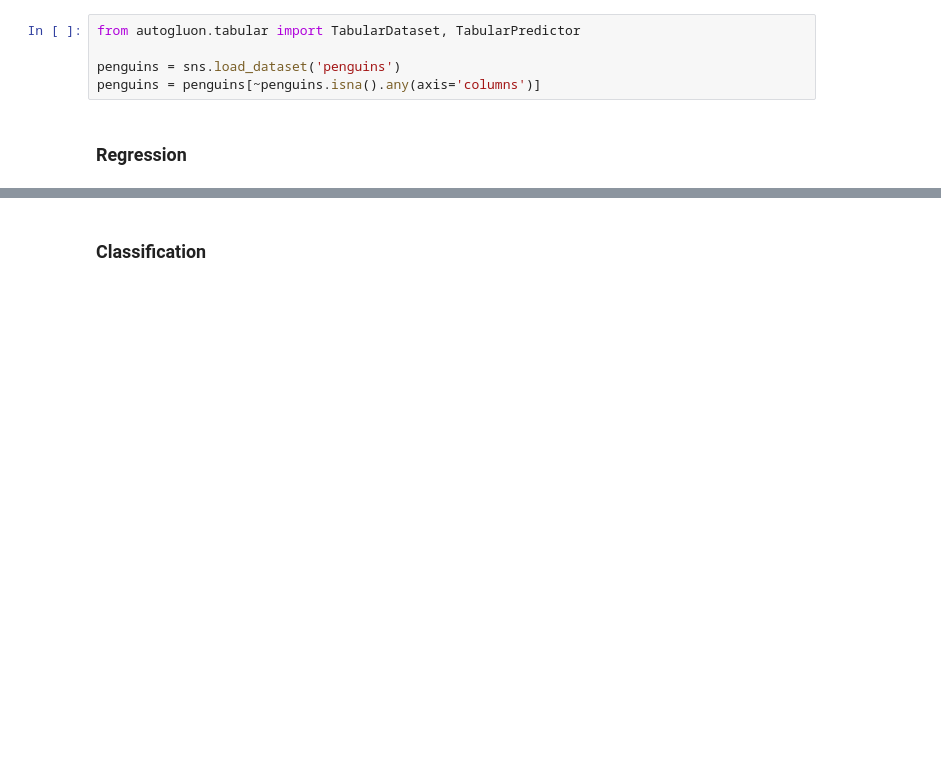
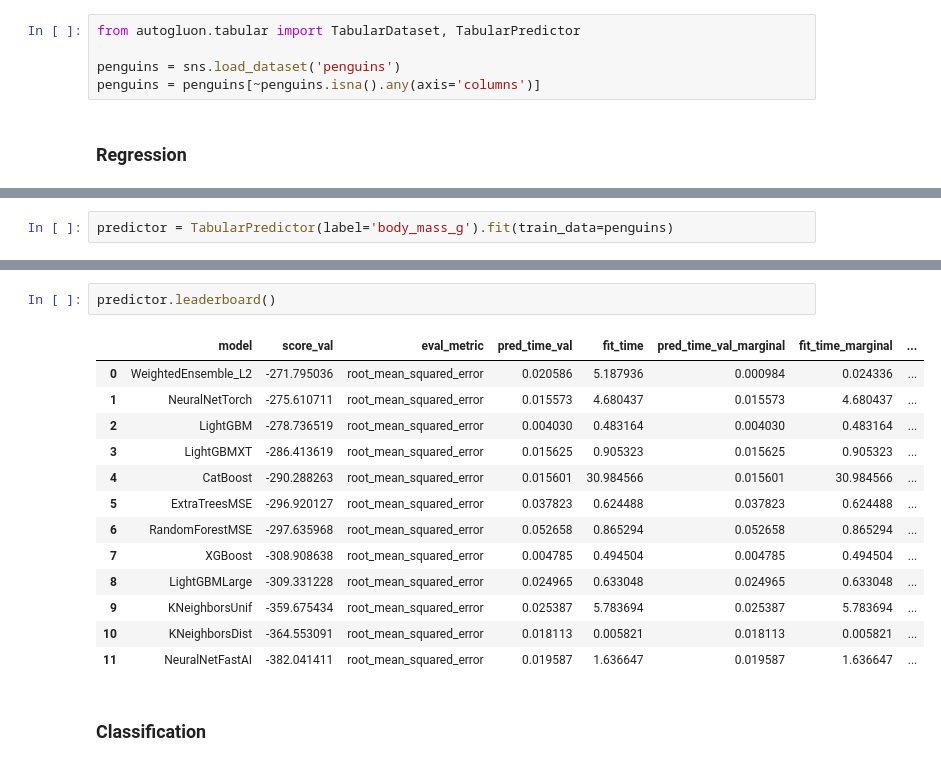
Before and after one commit to mosesyhc/de200-sp2024, a Jupyter notebook: _sources/lectures/10-data-modeling-details.ipynb, the cells around one changed output, grey strips where cells are left out. Saved outputs shown, nothing was run; the diff lists cells and outputs as text; blank space fills up the shorter version.

```diff
--- a/_sources/lectures/10-data-modeling-details.ipynb
+++ b/_sources/lectures/10-data-modeling-details.ipynb
@@ -306,0 +342,2 @@ penguins = penguins[~penguins.isna().any(axis='columns')]
+# %%
+predictor = TabularPredictor(label='body_mass_g').fit(train_data=penguins)
@@ -307,2 +382,18 @@ penguins = penguins[~penguins.isna().any(axis='columns')]
+# %%
+predictor.leaderboard()
+# %% [output]
+|  | model | score_val | eval_metric | pred_time_val | fit_time | pred_time_val_marginal | fit_time_marginal | ... |
+| 0 | WeightedEnsemble_L2 | -271.795036 | root_mean_squared_error | 0.020586 | 5.187936 | 0.000984 | 0.024336 | ... |
+| 1 | NeuralNetTorch | -275.610711 | root_mean_squared_error | 0.015573 | 4.680437 | 0.015573 | 4.680437 | ... |
+| 2 | LightGBM | -278.736519 | root_mean_squared_error | 0.004030 | 0.483164 | 0.004030 | 0.483164 | ... |
+| 3 | LightGBMXT | -286.413619 | root_mean_squared_error | 0.015625 | 0.905323 | 0.015625 | 0.905323 | ... |
+| 4 | CatBoost | -290.288263 | root_mean_squared_error | 0.015601 | 30.984566 | 0.015601 | 30.984566 | ... |
+| 5 | ExtraTreesMSE | -296.920127 | root_mean_squared_error | 0.037823 | 0.624488 | 0.037823 | 0.624488 | ... |
+| 6 | RandomForestMSE | -297.635968 | root_mean_squared_error | 0.052658 | 0.865294 | 0.052658 | 0.865294 | ... |
+| 7 | XGBoost | -308.908638 | root_mean_squared_error | 0.004785 | 0.494504 | 0.004785 | 0.494504 | ... |
+| 8 | LightGBMLarge | -309.331228 | root_mean_squared_error | 0.024965 | 0.633048 | 0.024965 | 0.633048 | ... |
+| 9 | KNeighborsUnif | -359.675434 | root_mean_squared_error | 0.025387 | 5.783694 | 0.025387 | 5.783694 | ... |
+| 10 | KNeighborsDist | -364.553091 | root_mean_squared_error | 0.018113 | 0.005821 | 0.018113 | 0.005821 | ... |
+| 11 | NeuralNetFastAI | -382.041411 | root_mean_squared_error | 0.019587 | 1.636647 | 0.019587 | 1.636647 | ... |
 # %% [markdown]
 ### Classification
```
Also changed, not shown: parts of 9 cells of this notebook, 23 other files.
